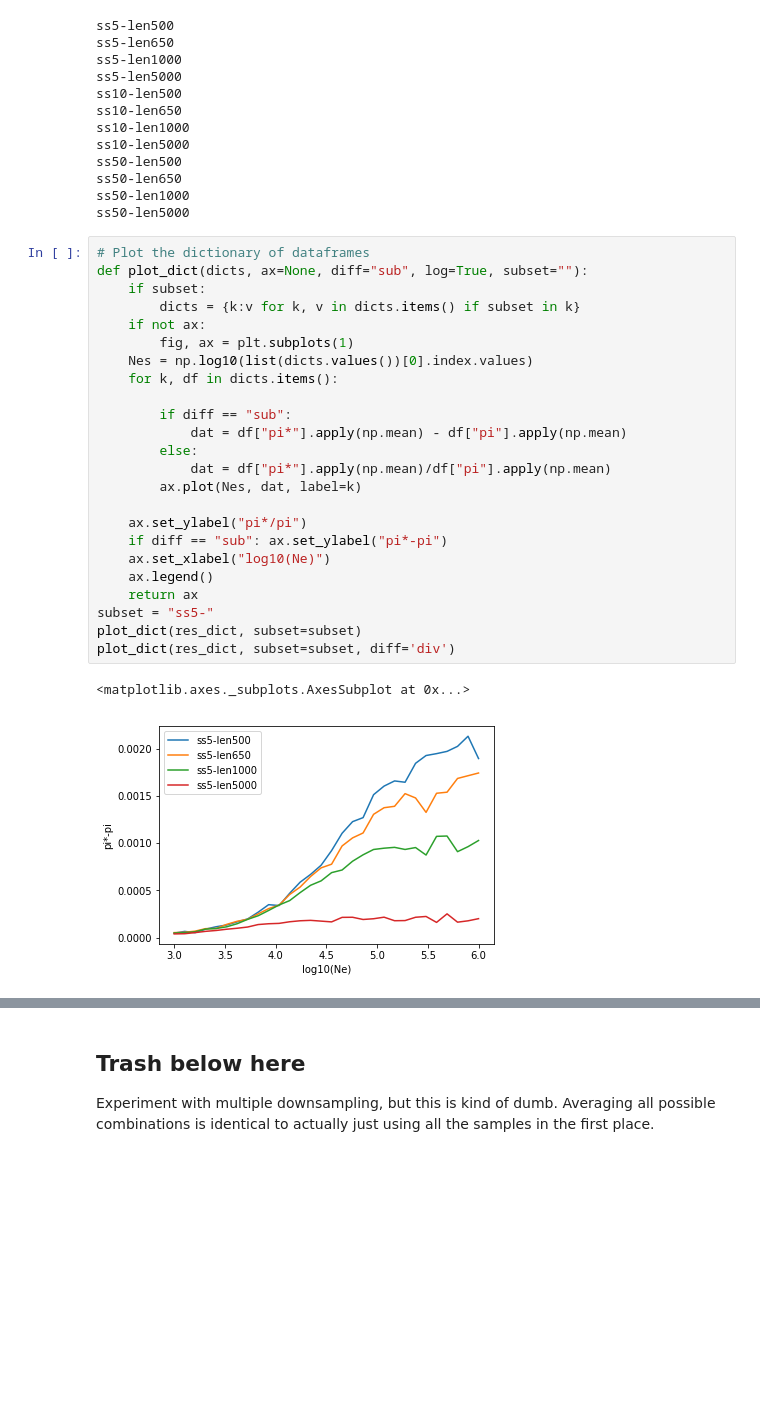
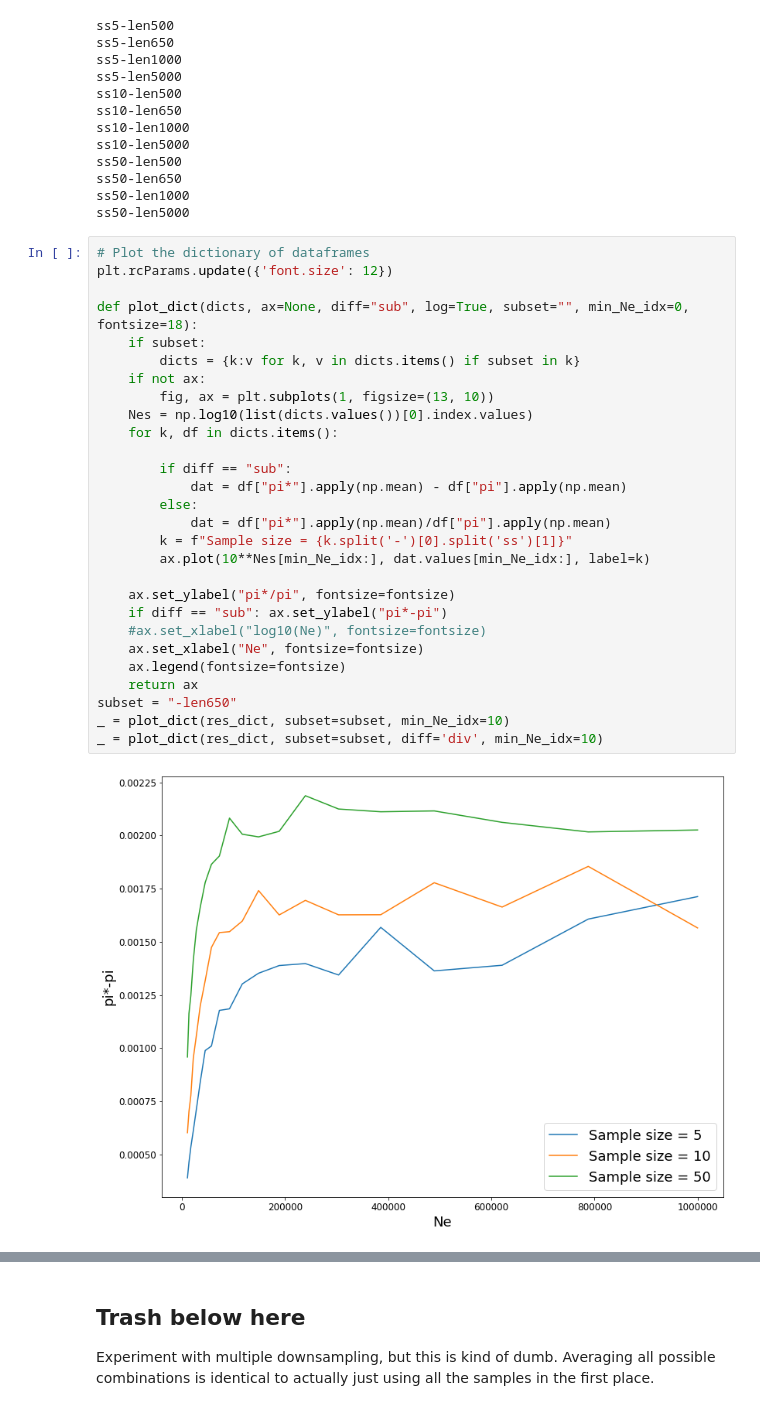
Before and after one commit to isaacovercast/lab-notebooks, a Jupyter notebook: pi-star/pi-star-horserace.ipynb, the cells around one changed output, grey strips where cells are left out. Saved outputs shown, nothing was run; the diff lists cells and outputs as text; blank space fills up the shorter version.

```diff
--- a/pi-star/pi-star-horserace.ipynb
+++ b/pi-star/pi-star-horserace.ipynb
@@ -179,28 +193,31 @@ ss50-len1000
 ss50-len5000
 # %%
 # Plot the dictionary of dataframes
-def plot_dict(dicts, ax=None, diff="sub", log=True, subset=""):
+plt.rcParams.update({'font.size': 12})
+
+def plot_dict(dicts, ax=None, diff="sub", log=True, subset="", min_Ne_idx=0, fontsize=18):
     if subset:
         dicts = {k:v for k, v in dicts.items() if subset in k}
     if not ax:
-        fig, ax = plt.subplots(1)
+        fig, ax = plt.subplots(1, figsize=(13, 10))
     Nes = np.log10(list(dicts.values())[0].index.values)
     for k, df in dicts.items():
 
         if diff == "sub":
             dat = df["pi*"].apply(np.mean) - df["pi"].apply(np.mean)
         else:
             dat = df["pi*"].apply(np.mean)/df["pi"].apply(np.mean)
-        ax.plot(Nes, dat, label=k)
+        k = f"Sample size = {k.split('-')[0].split('ss')[1]}"
+        ax.plot(10**Nes[min_Ne_idx:], dat.values[min_Ne_idx:], label=k)
 
-    ax.set_ylabel("pi*/pi")
+    ax.set_ylabel("pi*/pi", fontsize=fontsize)
     if diff == "sub": ax.set_ylabel("pi*-pi")
-    ax.set_xlabel("log10(Ne)")
-    ax.legend()
+    #ax.set_xlabel("log10(Ne)", fontsize=fontsize)
+    ax.set_xlabel("Ne", fontsize=fontsize)
+    ax.legend(fontsize=fontsize)
     return ax
-subset = "ss5-"
-plot_dict(res_dict, subset=subset)
-plot_dict(res_dict, subset=subset, diff='div')
+subset = "-len650"
+_ = plot_dict(res_dict, subset=subset, min_Ne_idx=10)
+_ = plot_dict(res_dict, subset=subset, diff='div', min_Ne_idx=10)
 # %% [output]
-<matplotlib.axes._subplots.AxesSubplot at 0x...>
-[figure, old version]
+[figure, new version]
```
Also changed, not shown: parts of 13 cells of this notebook, 2 other files.
